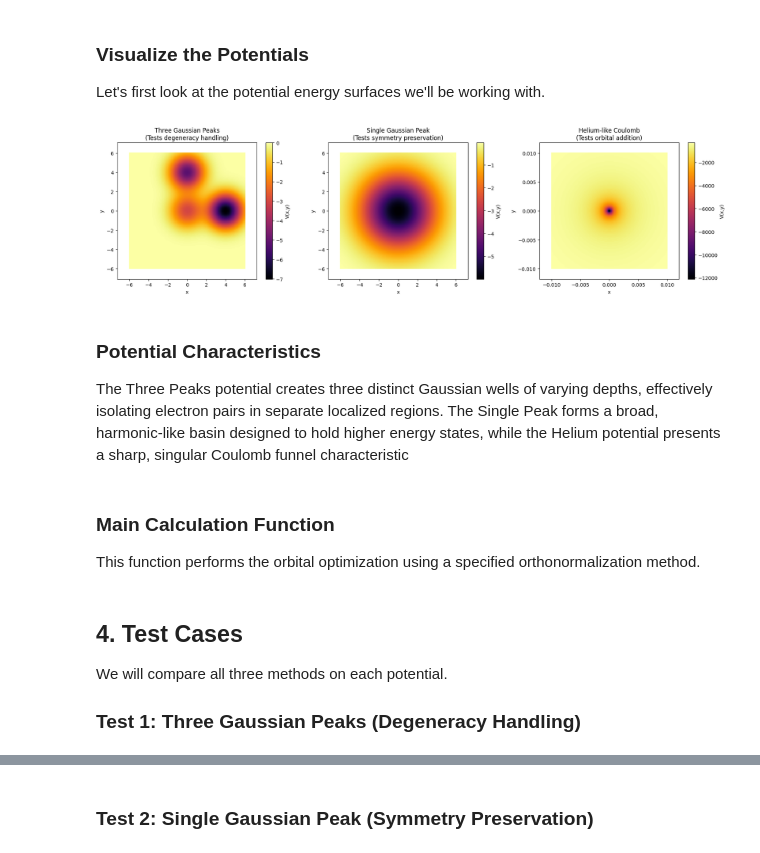
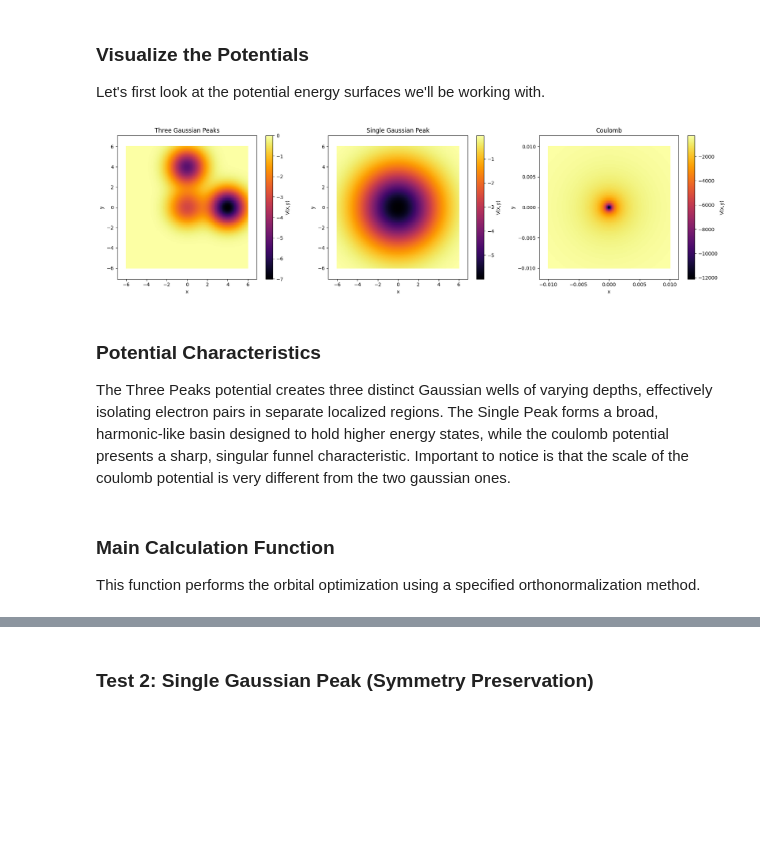
Before and after one commit to FabianLangkabel/FrayedEnds, a Jupyter notebook: examples/orthonormalization_tutorial.ipynb, the cells around one changed output, grey strips where cells are left out. Saved outputs shown, nothing was run; the diff lists cells and outputs as text; code cells hidden in the pictures; blank space fills up the shorter version.

```diff
--- a/examples/orthonormalization_tutorial.ipynb
+++ b/examples/orthonormalization_tutorial.ipynb
@@ -222,7 +236,7 @@ def potential_single_peak(x: float, y: float) -> float:
     r = np.linalg.norm(np.array([x, y]))
     return c * np.exp(-(width * width_scale) * r**2)
 
-def potential_helium(x: float, y: float) -> float:
+def potential_coulomb(x: float, y: float) -> float:
     """
     Helium-like Coulomb potential - physically realistic test case.
     """
@@ -247,7 +261,7 @@ for i in range(len(x_range)):
         Z[i, j] = potential_three_peaks(X[i, j], Y[i, j])
 
 im1 = axes[0].pcolormesh(X, Y, Z, shading='auto', cmap='inferno')
-axes[0].set_title('Three Gaussian Peaks\n(Tests degeneracy handling)', fontsize=12)
+axes[0].set_title('Three Gaussian Peaks', fontsize=12)
 axes[0].set_xlabel('x')
 axes[0].set_ylabel('y')
 axes[0].axis('equal')
@@ -255,40 +269,41 @@ plt.colorbar(im1, ax=axes[0], label='V(x,y)')
 
 # Single peak potential
 Z = np.zeros_like(X)
 for i in range(len(x_range)):
     for j in range(len(y_range)):
         Z[i, j] = potential_single_peak(X[i, j], Y[i, j])
 
 im2 = axes[1].pcolormesh(X, Y, Z, shading='auto', cmap='inferno')
-axes[1].set_title('Single Gaussian Peak\n(Tests symmetry preservation)', fontsize=12)
+axes[1].set_title('Single Gaussian Peak', fontsize=12)
 axes[1].set_xlabel('x')
 axes[1].set_ylabel('y')
 axes[1].axis('equal')
 plt.colorbar(im2, ax=axes[1], label='V(x,y)')
 
 # Helium potential (smaller range)
 x_range_he = np.linspace(-0.01, 0.01, 150)
 y_range_he = np.linspace(-0.01, 0.01, 150)
 X_he, Y_he = np.meshgrid(x_range_he, y_range_he)
 Z_he = np.zeros_like(X_he)
 for i in range(len(x_range_he)):
     for j in range(len(y_range_he)):
-        Z_he[i, j] = potential_helium(X_he[i, j], Y_he[i, j])
+        Z_he[i, j] = potential_coulomb(X_he[i, j], Y_he[i, j])
 
 im3 = axes[2].pcolormesh(X_he, Y_he, Z_he, shading='auto', cmap='inferno')
-axes[2].set_title('Helium-like Coulomb\n(Tests orbital addition)', fontsize=12)
+axes[2].set_title('Coulomb', fontsize=12)
 axes[2].set_xlabel('x')
 axes[2].set_ylabel('y')
 axes[2].axis('equal')
 plt.colorbar(im3, ax=axes[2], label='V(x,y)')
 
 plt.tight_layout()
 plt.show()
 # %% [output]
-[figure, old version]
+[figure, new version]
 # %% [markdown]
 ### Potential Characteristics
-The Three Peaks potential creates three distinct Gaussian wells of varying depths, effectively isolating electron pairs in separate localized regions. The Single Peak forms a broad, harmonic-like basin designed to hold higher energy states, while the Helium potential presents a sharp, singular Coulomb funnel characteristic
+The Three Peaks potential creates three distinct Gaussian wells of varying depths, effectively isolating electron pairs in separate localized regions. The Single Peak forms a broad, harmonic-like basin designed to hold higher energy states, while the coulomb potential presents a sharp, singular funnel characteristic.
+Important to notice is that the scale of the coulomb potential is very different from the two gaussian ones.
 # %% [markdown]
 ### Main Calculation Function
 
@@ -407,9 +405,3 @@ def run_calculation(potential_func, geometry, ortho_method="mixed",
     del world
 
     return energies, orbitals_history
-# %% [markdown]
-## 4. Test Cases <a name="test-cases"></a>
-
-We will compare all three methods on each potential.
-
-### Test 1: Three Gaussian Peaks (Degeneracy Handling)
```
Also changed, not shown: parts of 25 cells of this notebook.
